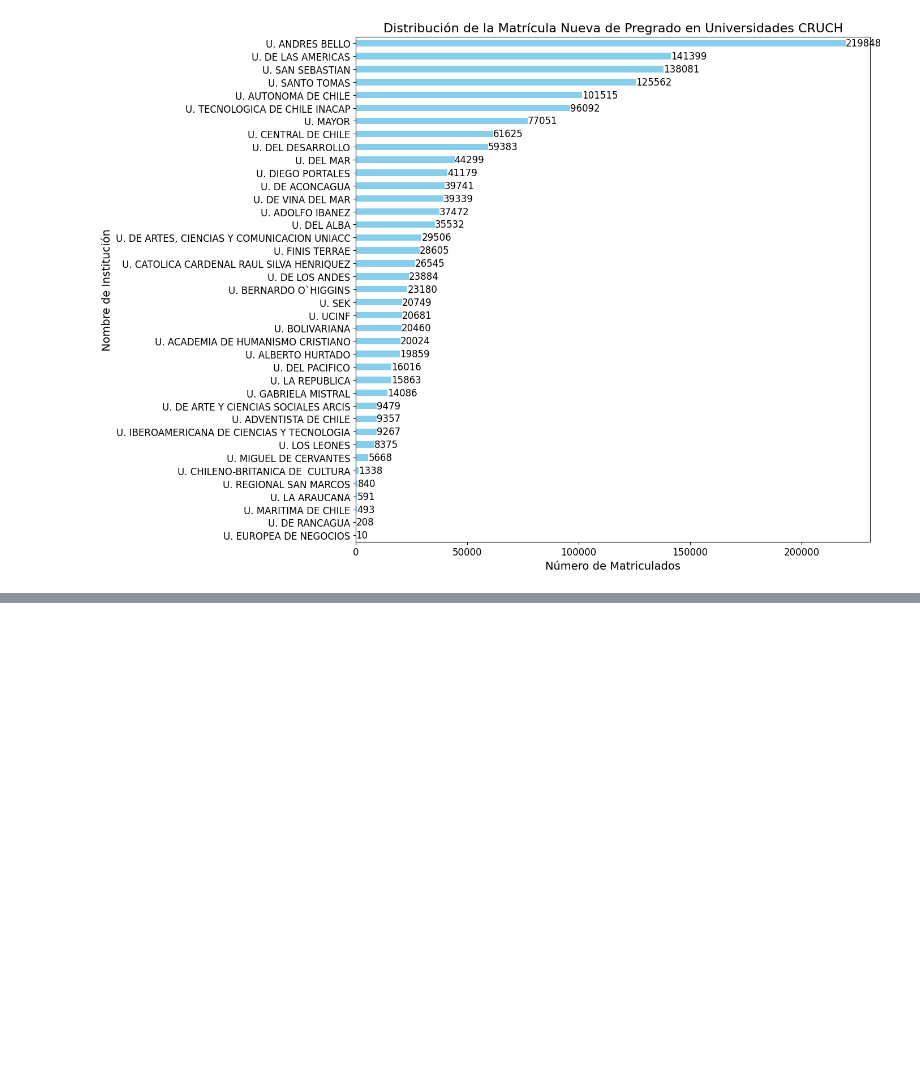
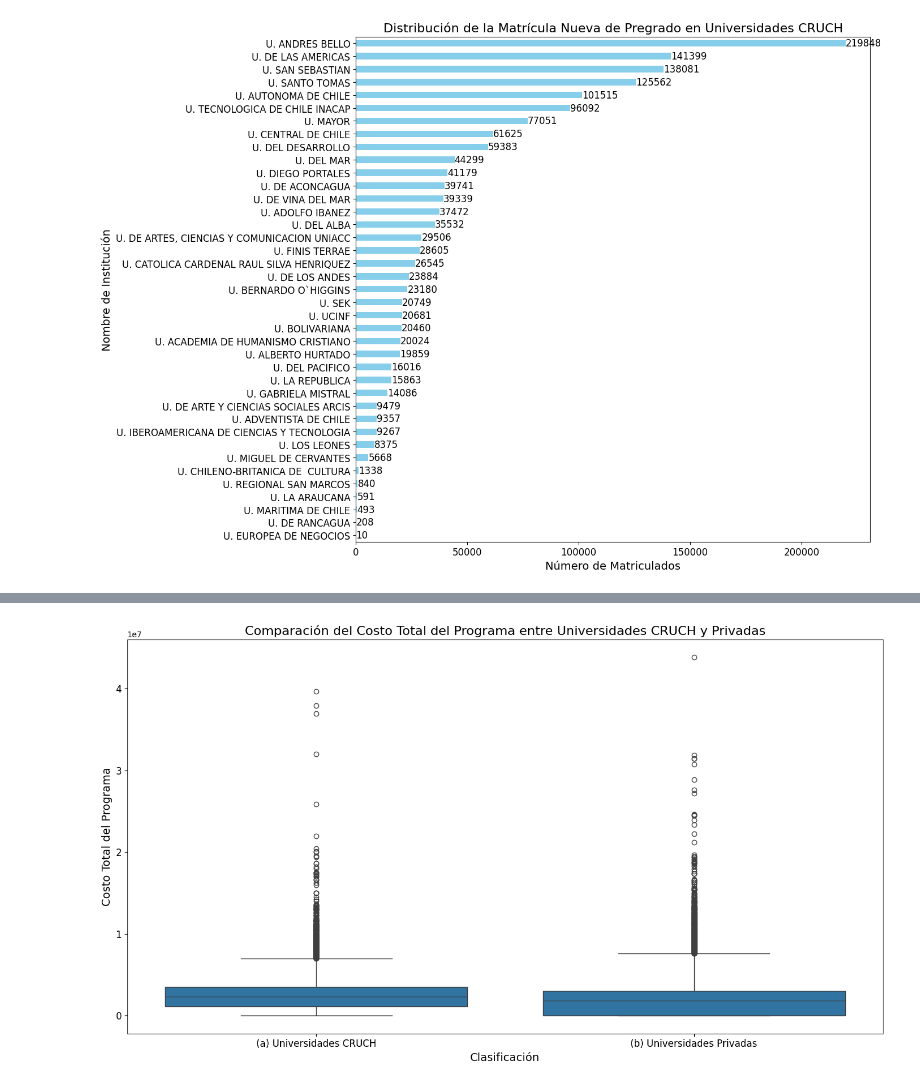
Before and after one commit to jcastilloc168/PythonUDD_ProyectoFinal, a Jupyter notebook: notebooks/03_Visualizacion.ipynb, the cells around one changed output, grey strips where cells are left out. Drawn from its saved outputs; the diff is of its cells as text; code cells hidden in the pictures; blank space fills up the shorter version.

Commit message:
Añadir visualizaciones en relacion al costo de los programas

```diff
--- a/notebooks/03_Visualizacion.ipynb
+++ b/notebooks/03_Visualizacion.ipynb
@@ -424,0 +429,22 @@ plt.show()
+# %%
+import matplotlib.pyplot as plt
+import seaborn as sns
+
+# Filtrar los datos para universidades CRUCH y privadas
+universidades_cruch_privadas = df_clean[df_clean['Clasificacion1'].isin(['(a) Universidades CRUCH', '(b) Universidades Privadas'])]
+
+# Crear el boxplot para comparar el costo total del programa entre universidades CRUCH y privadas
+plt.figure(figsize=(14, 8))
+sns.boxplot(x='Clasificacion1', y='Costo_Total_Programa', data=universidades_cruch_privadas)
+
+# Configurar título y etiquetas
+plt.title('Comparación del Costo Total del Programa entre Universidades CRUCH y Privadas', fontsize=16)
+plt.xlabel('Clasificación', fontsize=14)
+plt.ylabel('Costo Total del Programa', fontsize=14)
+plt.xticks(fontsize=12)
+plt.yticks(fontsize=12)
+
+plt.tight_layout()
+plt.show()
+# %% [output]
+[figure, added]
```
Also changed, not shown: parts of 9 cells of this notebook.
